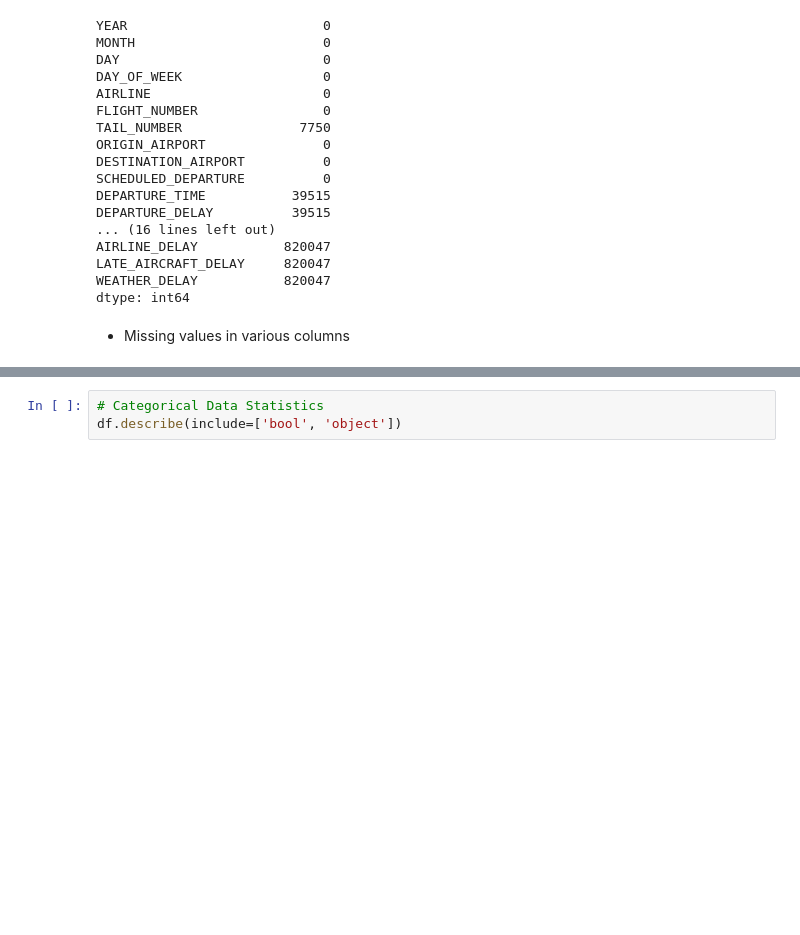
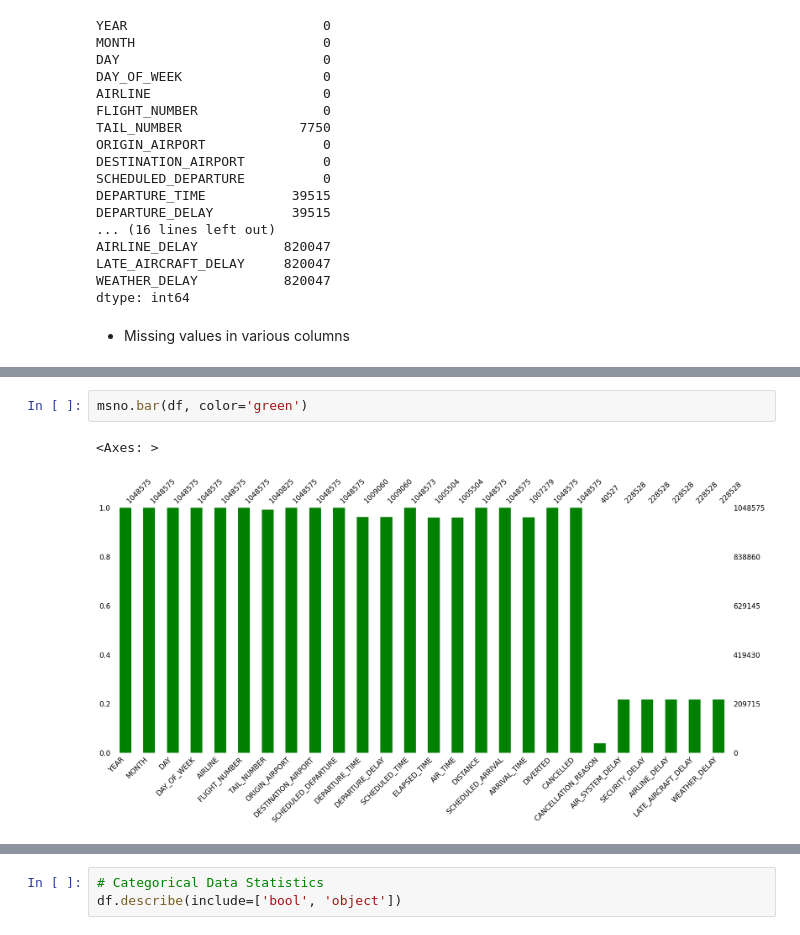
Before and after one commit to chemutai254/ML_Projects, a Jupyter notebook: Flight_Delay_Prediction/Flight_Delay_Prediction.ipynb, the cells around one changed output, grey strips where cells are left out. Cells and saved outputs as stored; diff of their text form; blank space fills up the shorter version.

```diff
--- a/Flight_Delay_Prediction/Flight_Delay_Prediction.ipynb
+++ b/Flight_Delay_Prediction/Flight_Delay_Prediction.ipynb
@@ -101,3 +120,8 @@ dtype: float64
+# %%
+msno.bar(df, color='green')
+# %% [output]
+<Axes: >
+[figure, added]
 # %%
 # Numerical Data Statistics
 df.describe()
```
Also changed, not shown: parts of 12 cells of this notebook, 2 other files.
